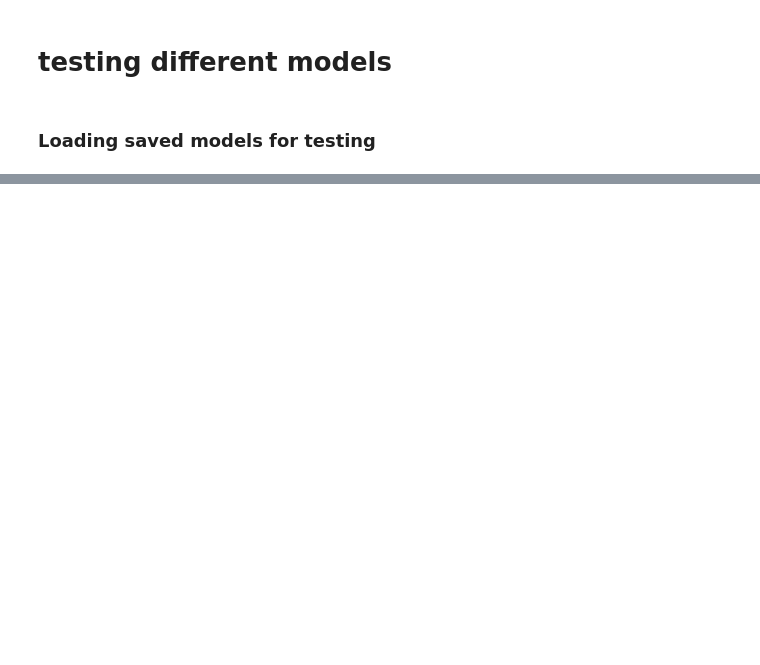
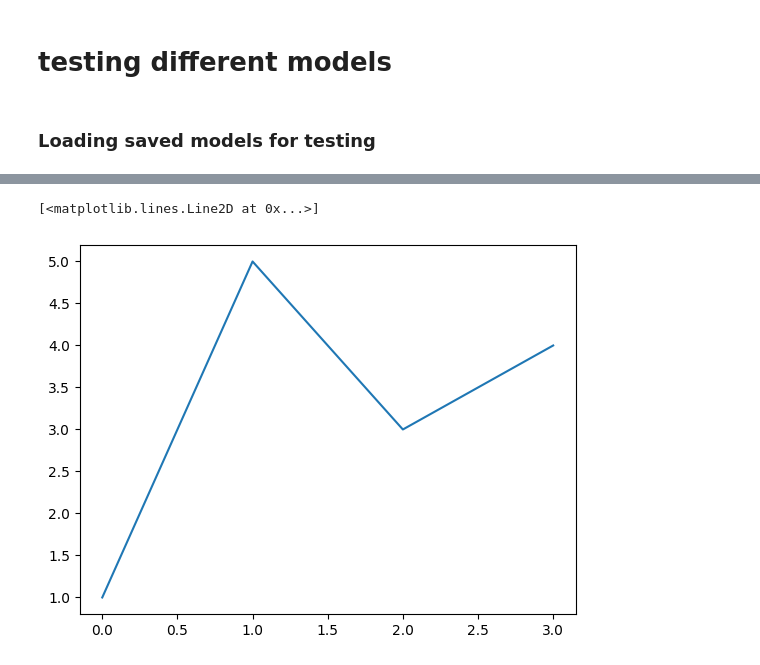
Before and after one commit to brohithkr/NeuralNetworks, a Jupyter notebook: basicNNWithPytorch/testing_models.ipynb, the cells around one changed output, grey strips where cells are left out. Drawn from its saved outputs; the diff is of its cells as text; code cells hidden in the pictures; blank space fills up the shorter version.

```diff
--- a/basicNNWithPytorch/testing_models.ipynb
+++ b/basicNNWithPytorch/testing_models.ipynb
@@ -43,0 +71,5 @@ visual_test(model, test_data)
+# %%
+plt.plot([1,5,3,4],)
+# %% [output]
+[<matplotlib.lines.Line2D at 0x...>]
+[figure, added]
```
Also changed, not shown: parts of 7 cells of this notebook, 8 other files.
